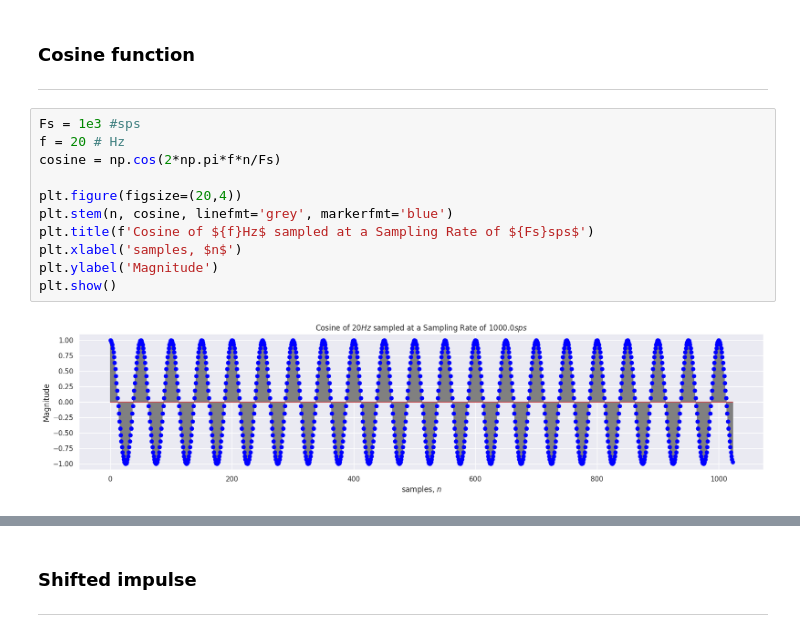
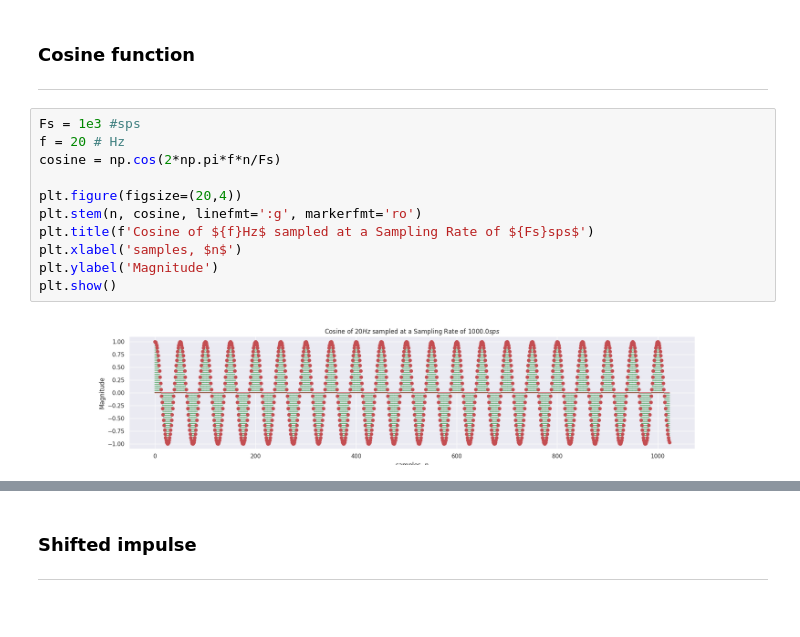
Before and after one commit to JoaoPi314/PDS-sampling-exercise, a Jupyter notebook: FFT implementation.ipynb, the cells around one changed output, grey strips where cells are left out. Cells and saved outputs as stored; diff of their text form.

```diff
--- a/FFT implementation.ipynb
+++ b/FFT implementation.ipynb
@@ -303,16 +303,16 @@ plot_fft_comparison(scipy_fft, my_fft, n, 'Impulse at origin', max_k=256)
 # %%
 Fs = 1e3 #sps
 f = 20 # Hz
 cosine = np.cos(2*np.pi*f*n/Fs)
 
 plt.figure(figsize=(20,4))
-plt.stem(n, cosine, linefmt='grey', markerfmt='blue')
+plt.stem(n, cosine, linefmt=':g', markerfmt='ro')
 plt.title(f'Cosine of ${f}Hz$ sampled at a Sampling Rate of ${Fs}sps$')
 plt.xlabel('samples, $n$')
 plt.ylabel('Magnitude')
 plt.show()
 # %% [output]
-[figure, old version]
+[figure, new version]
 # %%
 scipy_fft = fft(cosine)
 my_fft = my_fft_obj.fft_calc(cosine)
```
Also changed, not shown: parts of 10 cells of this notebook, 1 other file.
